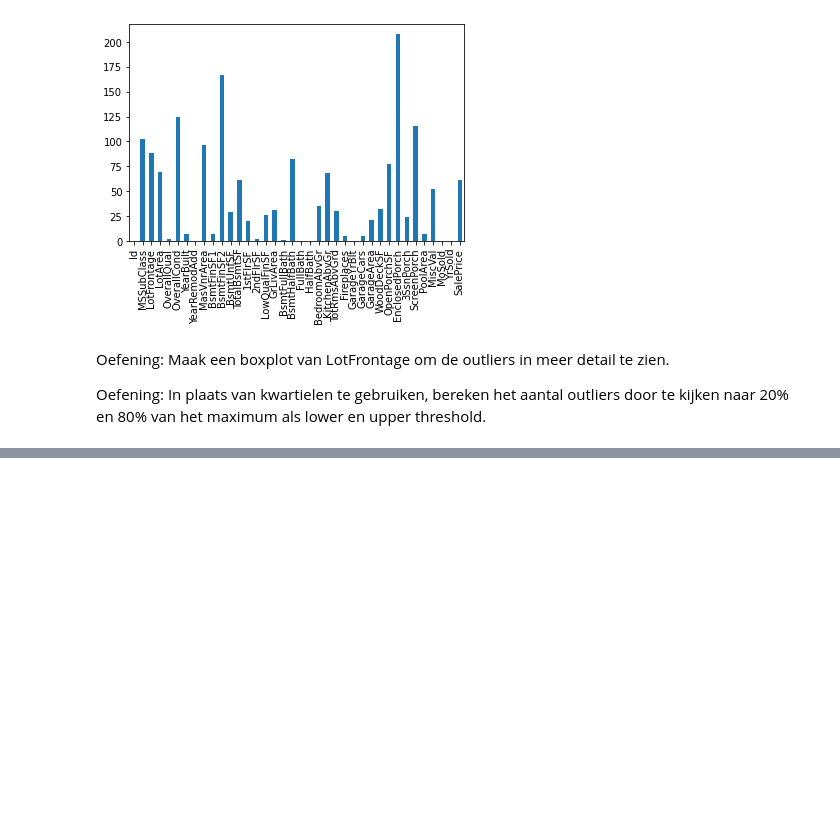
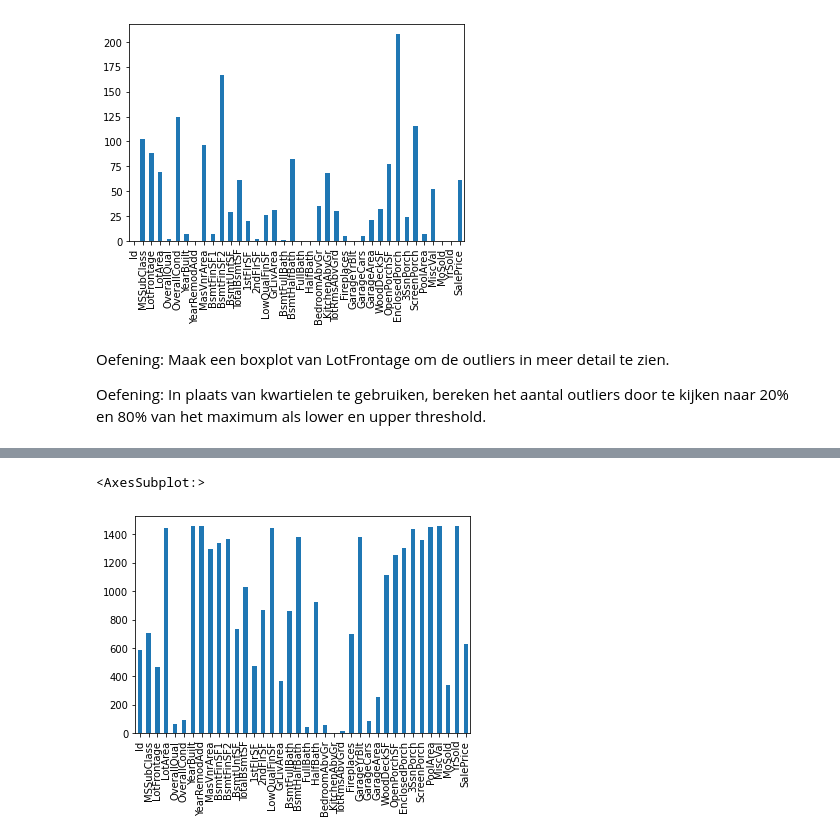
Before and after one commit to OdiseeDataScience2223/Leerstof, a Jupyter notebook: Week 4/DataExploration.ipynb, the cells around one changed output, grey strips where cells are left out. Drawn from its saved outputs; the diff is of its cells as text; code cells hidden in the pictures; blank space fills up the shorter version.

```diff
--- a/Week 4/DataExploration.ipynb
+++ b/Week 4/DataExploration.ipynb
@@ -439,0 +445,12 @@ Oefening: In plaats van kwartielen te gebruiken, bereken het aantal outliers doo
+# %%
+def isOutlier(col):
+    ondergrens = statistische_waarden.loc["max", col.name] * 0.2
+    bovengrens = statistische_waarden.loc["max", col.name] * 0.8
+
+    return ((col < ondergrens) | (col > bovengrens)).sum()
+
+
+numerieke_data.apply(isOutlier).plot.bar()
+# %% [output]
+<AxesSubplot:>
+[figure, added]
```
Also changed, not shown: parts of 2 cells of this notebook.
